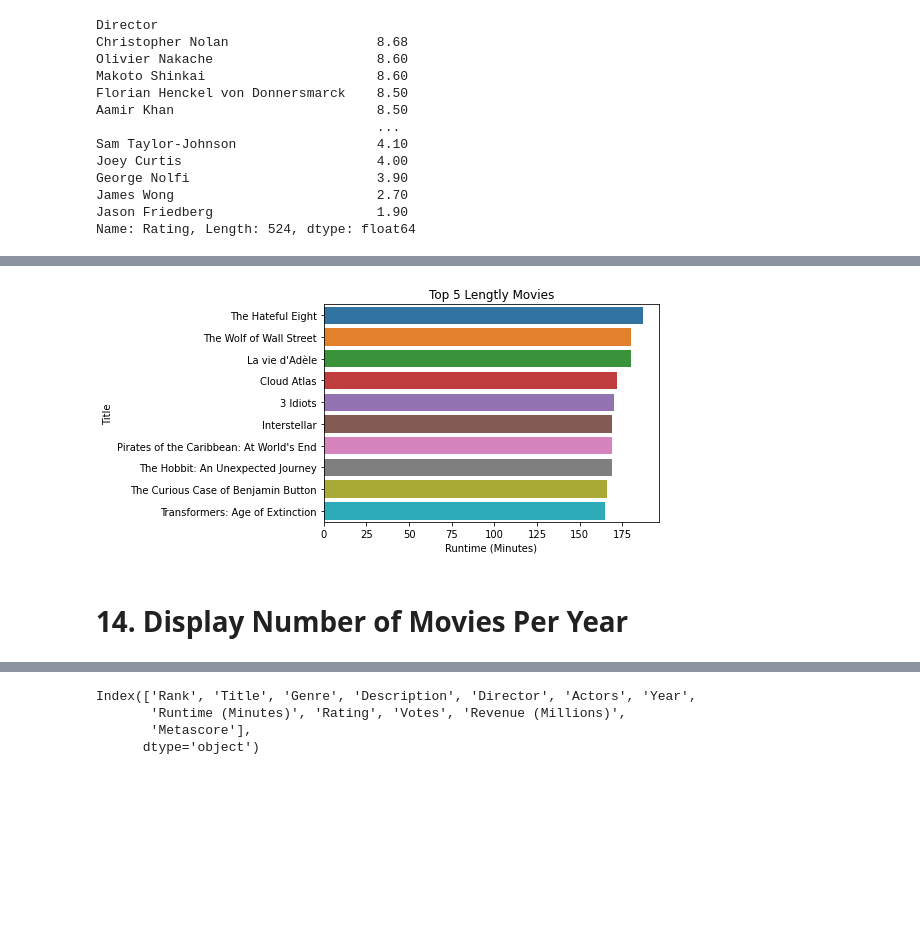
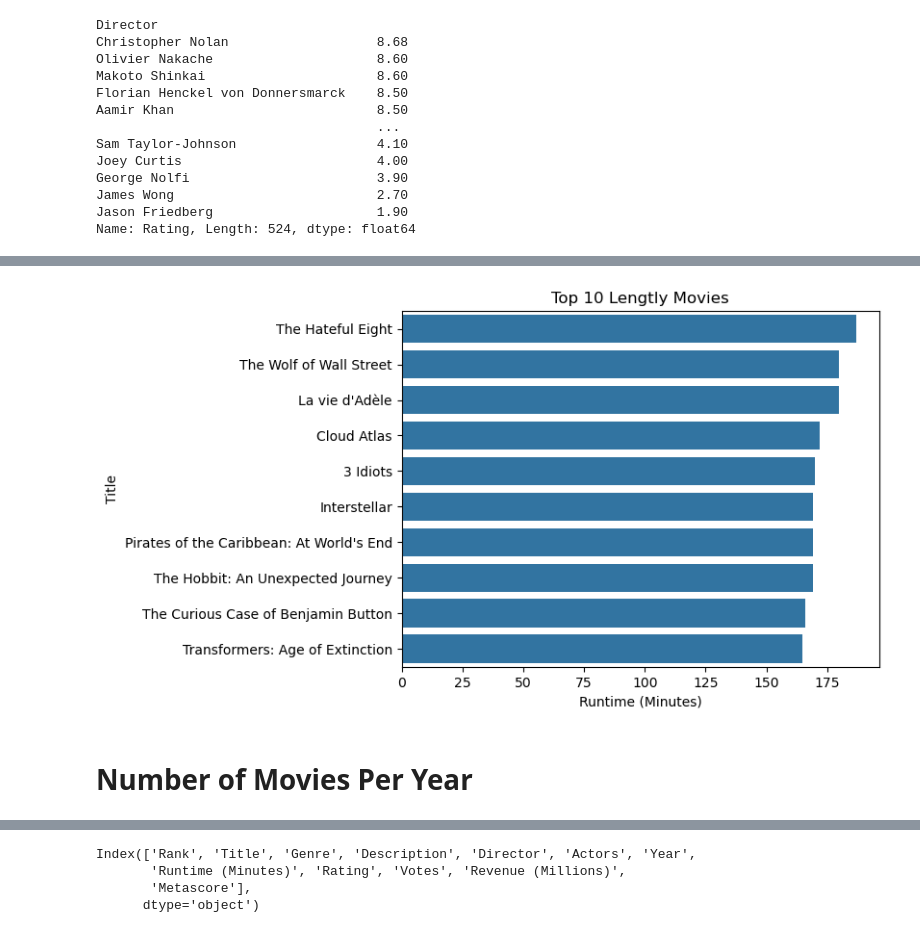
Before and after one commit to iamzubairnaseer/data-analysis-imdb-movie-dataset, a Jupyter notebook: data-analysis-imdb-movie-dataset.ipynb, the cells around one changed output, grey strips where cells are left out. Drawn from its saved outputs; the diff is of its cells as text; code cells hidden in the pictures; blank space fills up the shorter version.

```diff
--- a/data-analysis-imdb-movie-dataset.ipynb
+++ b/data-analysis-imdb-movie-dataset.ipynb
@@ -292,3 +490,3 @@ Name: Rating, Length: 524, dtype: float64
 # %%
-le =data.nlargest(10,'Runtime (Minutes)')[['Title','Runtime (Minutes)']]. \
-set_index('Title')
+top10_len=data.nlargest(10,'Runtime (Minutes)')[['Title','Runtime (Minutes)']].set_index('Title')
+top10_len
@@ -295,8 +506,8 @@ set_index('Title')
 # %%
-sns.barplot(le['Runtime (Minutes)'],y=le.index)
-plt.title('Top 5 Lengtly Movies')
+sns.barplot(x='Runtime (Minutes)',y=top10_len.index, data=top10_len)
+plt.title('Top 10 Lengtly Movies')
 plt.show()
 # %% [output]
-[figure, old version]
+[figure, new version]
 # %% [markdown]
-# 14. Display Number of Movies Per Year
+# Number of Movies Per Year
```
Also changed, not shown: parts of 78 cells of this notebook.
